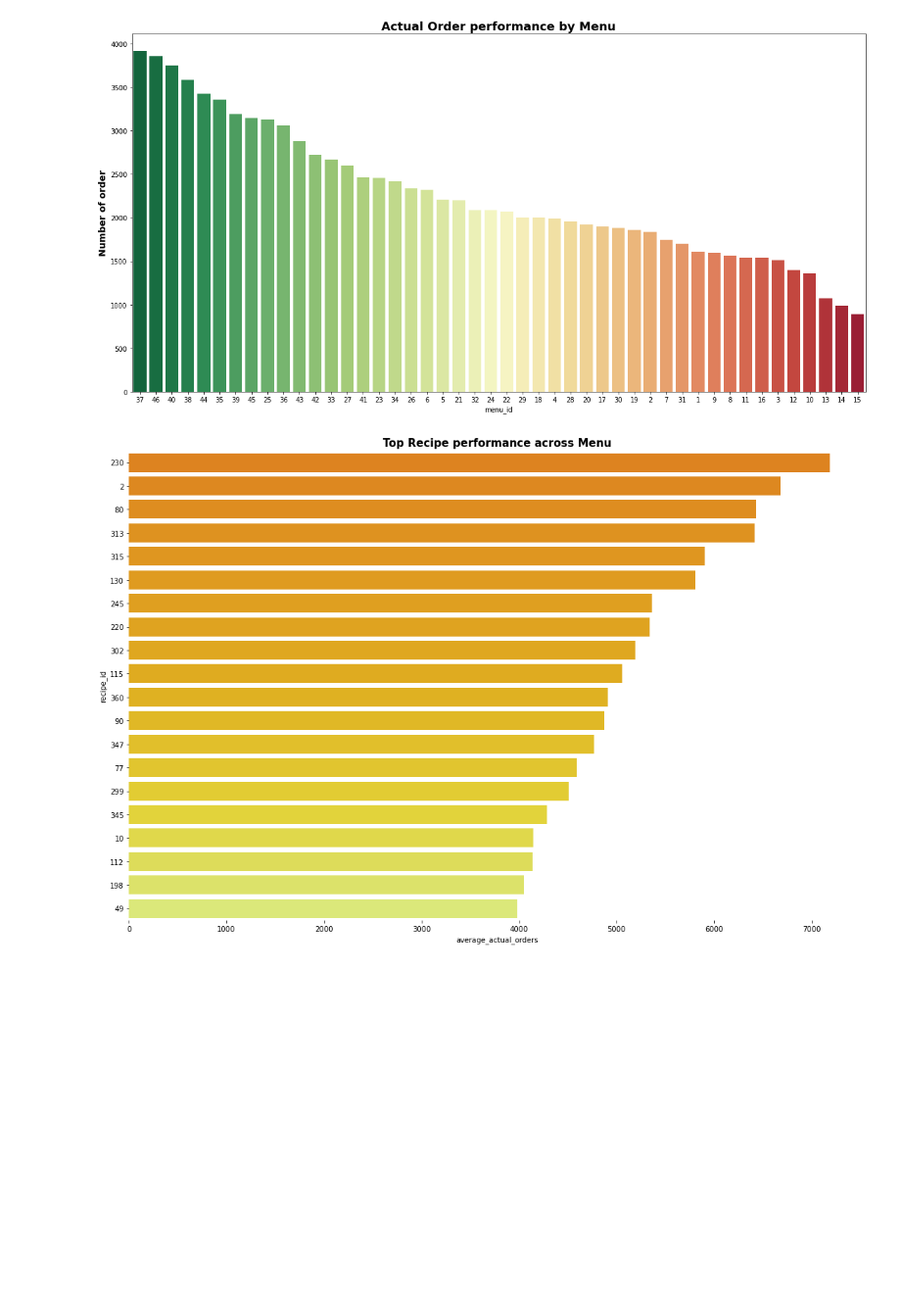
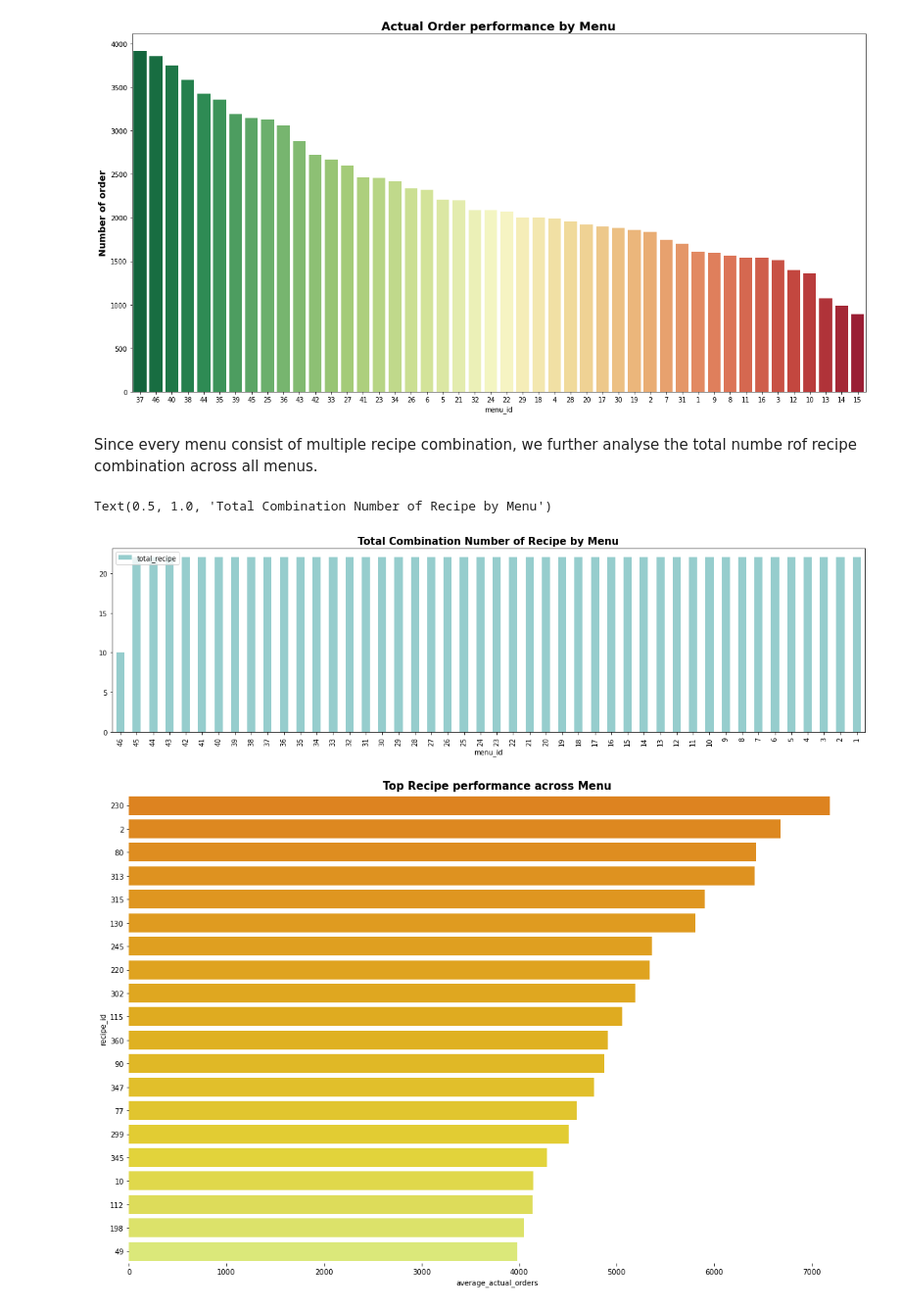
Before and after one commit to nurulsaidi/menu_analysis, a Jupyter notebook: Nurul Case Study.ipynb, the cells around one changed output. Shown at 98% size. Drawn from its saved outputs; the diff is of its cells as text; code cells hidden in the pictures; blank space fills up the shorter version.

```diff
--- a/Nurul Case Study.ipynb
+++ b/Nurul Case Study.ipynb
@@ -51,6 +51,17 @@ plt.title('Actual Order performance by Menu',fontsize=18,fontweight="bold")
 plt.show()
 # %% [output]
 [figure]
+# %% [markdown]
+Since every menu consist of multiple recipe combination, we further analyse the total numbe rof recipe combination across all menus.
+# %%
+# Determine the number of recipe for every menu.
+
+df_recipepermenu = pd.read_sql('SELECT distinct(menu_id), sum(count(recipe_id)) OVER (PARTITION BY menu_id ORDER BY menu_id) AS Total_recipe FROM orders_actual_forecast GROUP BY menu_id, recipe_id ORDER BY menu_id DESC', conn)
+df_recipepermenu.plot.bar(x = 'menu_id', y ='total_recipe', color = '#96CDCD', figsize = (20,5) )
+plt.title('Total Combination Number of Recipe by Menu',fontsize=15,fontweight="bold")
+# %% [output]
+Text(0.5, 1.0, 'Total Combination Number of Recipe by Menu')
+[figure, added]
 # %%
 # Recipe performance across menu
 
```
Also changed, not shown: parts of 5 cells of this notebook.
